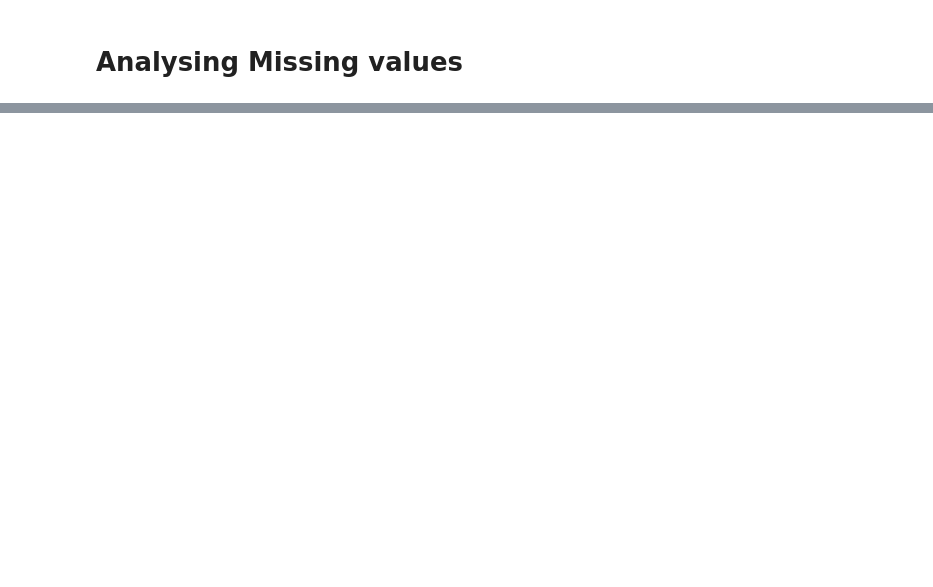
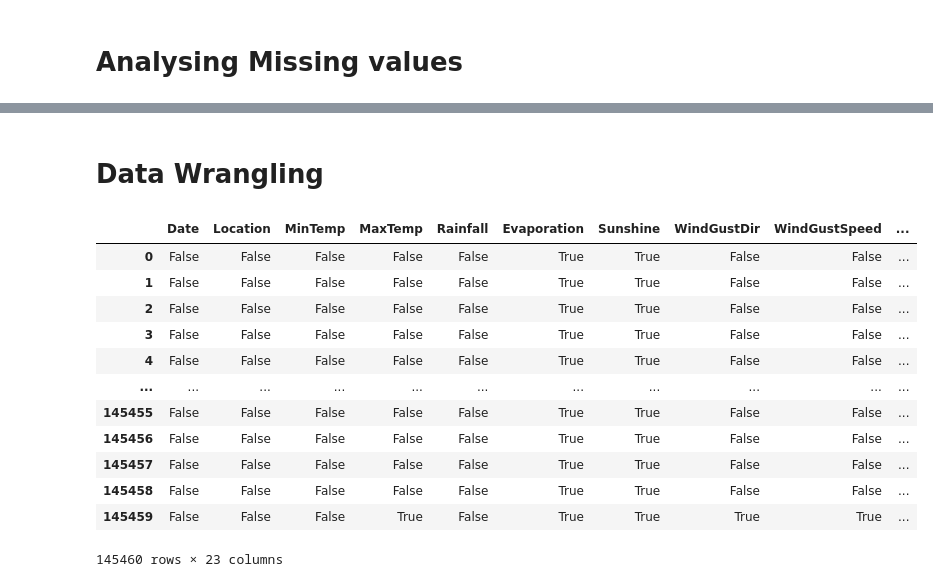
Before and after one commit to maheshi98/IT19212982_IT19174990_IT19145280, a Jupyter notebook: LogisticReg.ipynb, the cells around one changed output, grey strips where cells are left out. Cells and saved outputs as stored; diff of their text form; code cells hidden in the pictures; blank space fills up the shorter version.

```diff
--- a/LogisticReg.ipynb
+++ b/LogisticReg.ipynb
@@ -88,0 +123,18 @@ dtype: int64
+# %% [markdown]
+# Data Wrangling
+# %%
+weatherData.isnull()
+# %% [output]
+|  | Date | Location | MinTemp | MaxTemp | Rainfall | Evaporation | Sunshine | WindGustDir | WindGustSpeed | ... |
+| 0 | False | False | False | False | False | True | True | False | False | ... |
+| 1 | False | False | False | False | False | True | True | False | False | ... |
+| 2 | False | False | False | False | False | True | True | False | False | ... |
+| 3 | False | False | False | False | False | True | True | False | False | ... |
+| 4 | False | False | False | False | False | True | True | False | False | ... |
+| ... | ... | ... | ... | ... | ... | ... | ... | ... | ... | ... |
+| 145455 | False | False | False | False | False | True | True | False | False | ... |
+| 145456 | False | False | False | False | False | True | True | False | False | ... |
+| 145457 | False | False | False | False | False | True | True | False | False | ... |
+| 145458 | False | False | False | False | False | True | True | False | False | ... |
+| 145459 | False | False | False | True | False | True | True | True | True | ... |
+145460 rows × 23 columns
```
Also changed, not shown: parts of 13 cells of this notebook.
